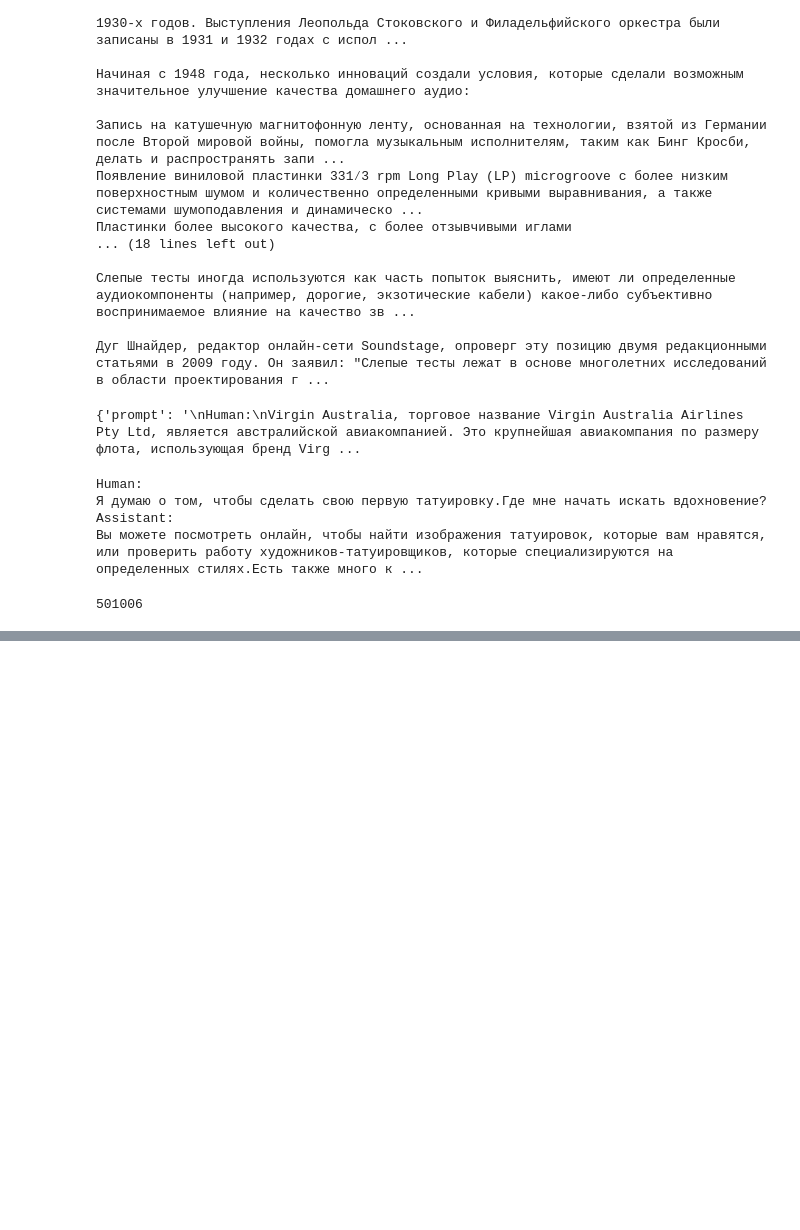
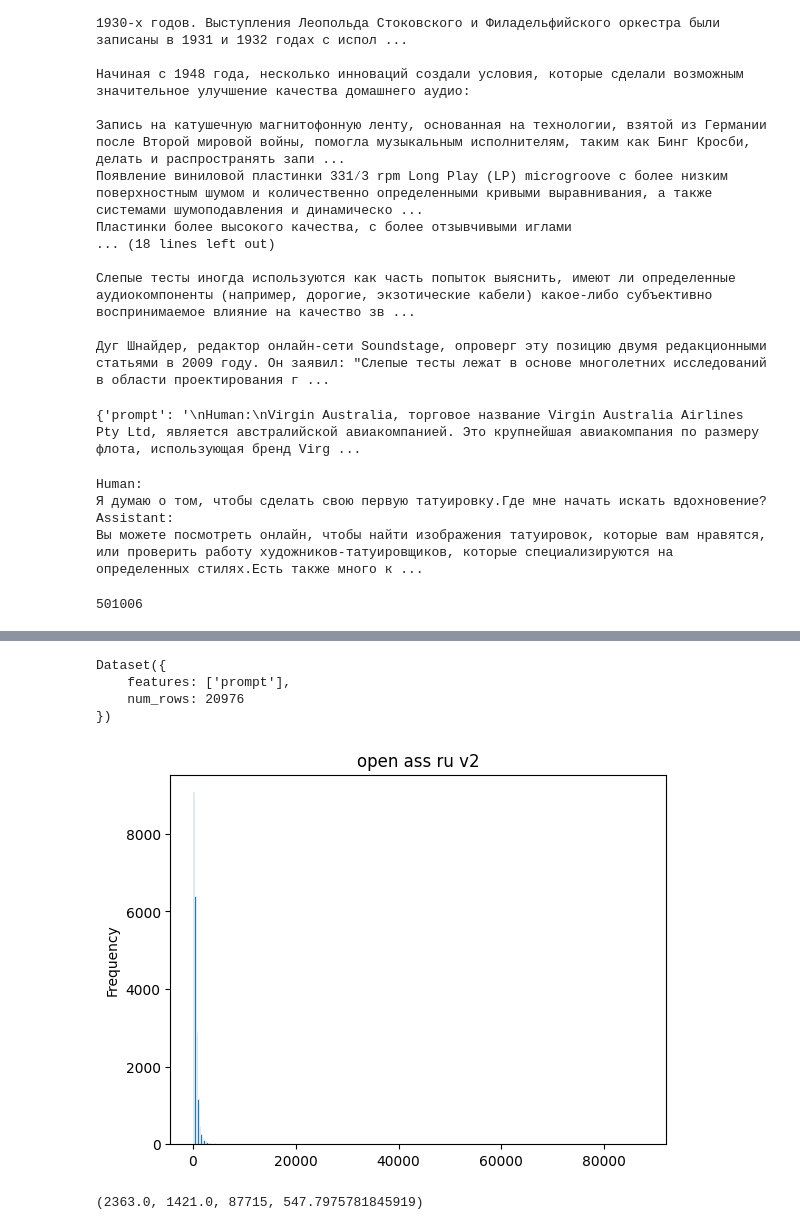
Before and after one commit to dmitrymailk/ru_lm, a Jupyter notebook: applications/DeepSpeed-Chat/training/step1_supervised_finetuning/notebooks/prepare_datasets.ipynb, the cells around one changed output, grey strips where cells are left out. Cells and saved outputs as stored; diff of their text form; code cells hidden in the pictures; blank space fills up the shorter version.

```diff
--- a/applications/DeepSpeed-Chat/training/step1_supervised_finetuning/notebooks/prepare_datasets.ipynb
+++ b/applications/DeepSpeed-Chat/training/step1_supervised_finetuning/notebooks/prepare_datasets.ipynb
@@ -850,0 +728,7 @@ chip2_instruct_alpha_prompt.save_to_disk(
+# %%
+dataset
+# %% [output]
+Dataset({
+    features: ['prompt'],
+    num_rows: 20976
+})
@@ -850,0 +742,23 @@ chip2_instruct_alpha_prompt.save_to_disk(
+# %%
+lengths = []
+for item in dataset["prompt"]:
+    for rule in filter_rules:
+        if not rule in item:
+            print(item)
+            # lengths.append(len(tokenizer(item).input_ids))
+            print("=" * 100)
+            print("=" * 100)
+            print("=" * 100)
+# %%
+visualize_hist(lengths, "open ass ru v2")
+# %% [output]
+[figure, added]
+# %%
+(
+    np.percentile(np.array(lengths), 98),
+    np.percentile(np.array(lengths), 95),
+    np.array(lengths).max(),
+    np.array(lengths).mean(),
+)
+# %% [output]
+(2363.0, 1421.0, 87715, 547.7975781845919)
```
Also changed, not shown: parts of 18 cells of this notebook, 4 other files.
